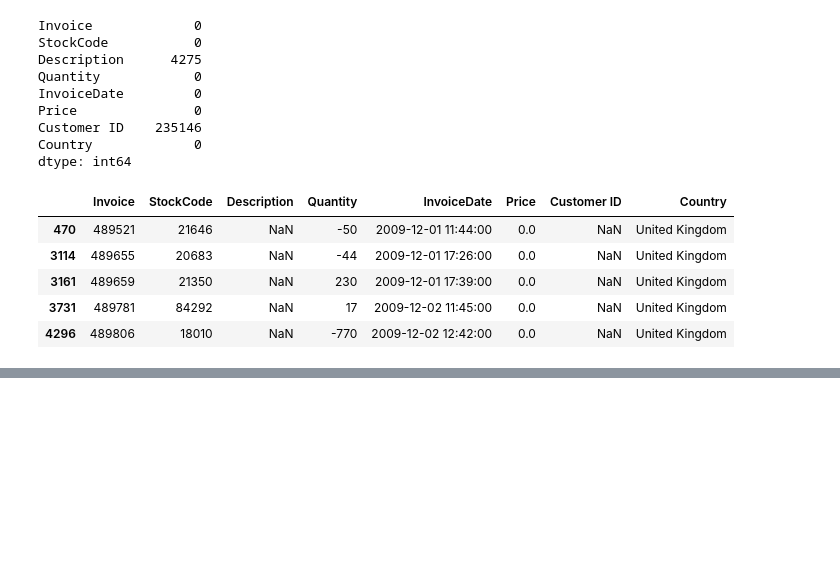
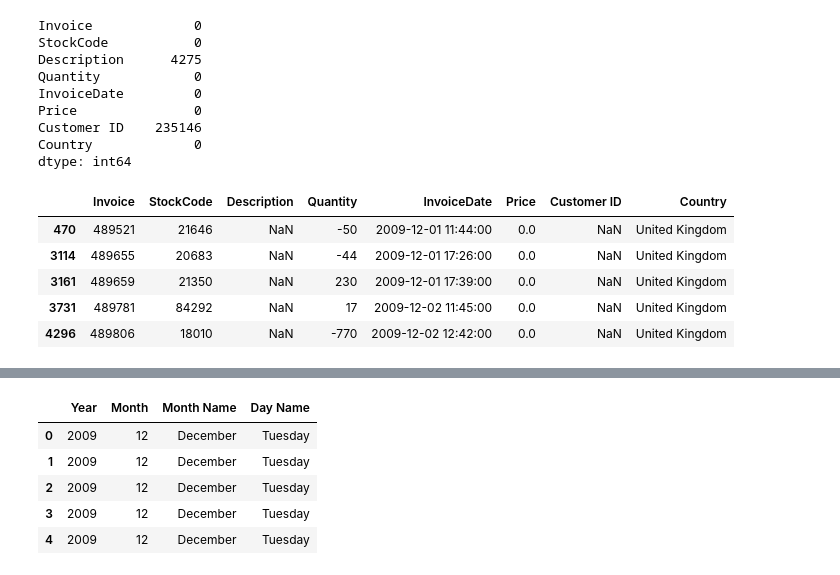
Before and after one commit to ivaibhavpawar1045/Python-Data-Analytics, a Jupyter notebook: Mini_Projects/Mini_Project_06_Online_Retail_Analytics/online_retail_analytics.ipynb, the cells around one changed output, grey strips where cells are left out. Drawn from its saved outputs; the diff is of its cells as text; code cells hidden in the pictures; blank space fills up the shorter version.

```diff
--- a/Mini_Projects/Mini_Project_06_Online_Retail_Analytics/online_retail_analytics.ipynb
+++ b/Mini_Projects/Mini_Project_06_Online_Retail_Analytics/online_retail_analytics.ipynb
@@ -249,0 +290,18 @@ clean_df[clean_df["Customer ID"].isnull()].head()
+# %%
+# Create Date feature
+clean_df["Year"] = clean_df["InvoiceDate"].dt.year
+# %%
+clean_df["Month"] = clean_df["InvoiceDate"].dt.month
+# %%
+clean_df["Month Name"] = clean_df["InvoiceDate"].dt.month_name()
+# %%
+clean_df["Day Name"] = clean_df["InvoiceDate"].dt.day_name()
+# %%
+clean_df[["Year" , "Month" , "Month Name" , "Day Name"]].head()
+# %% [output]
+|  | Year | Month | Month Name | Day Name |
+| 0 | 2009 | 12 | December | Tuesday |
+| 1 | 2009 | 12 | December | Tuesday |
+| 2 | 2009 | 12 | December | Tuesday |
+| 3 | 2009 | 12 | December | Tuesday |
+| 4 | 2009 | 12 | December | Tuesday |
```
Also changed, not shown: parts of 7 cells of this notebook.
